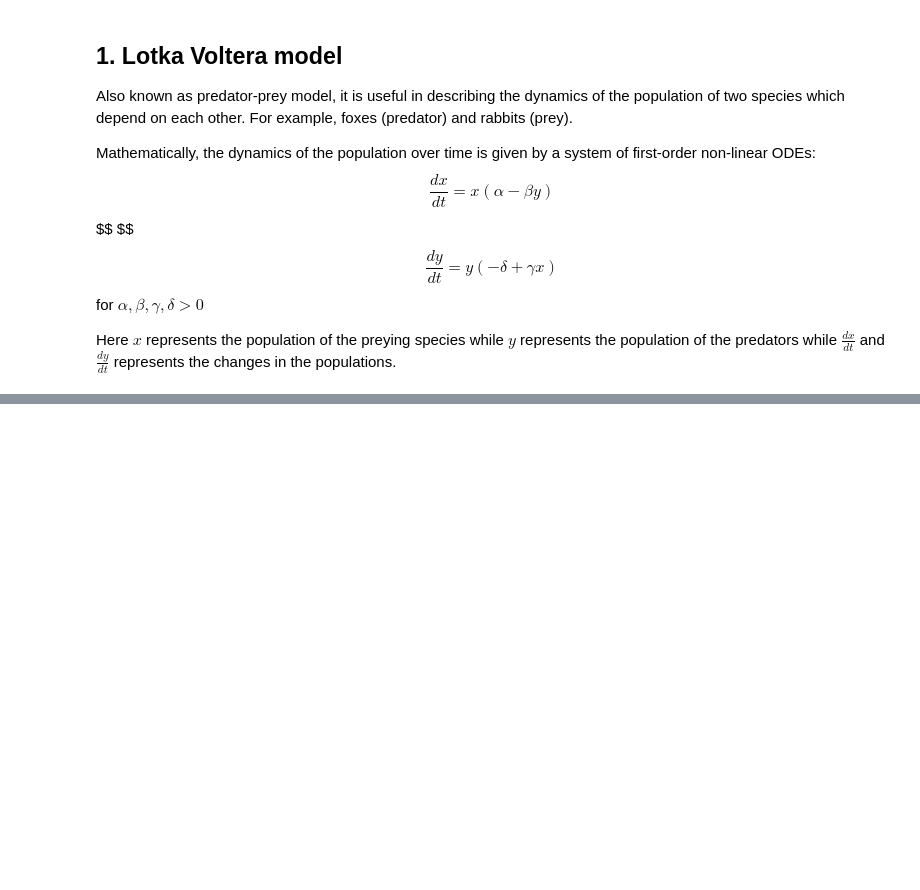
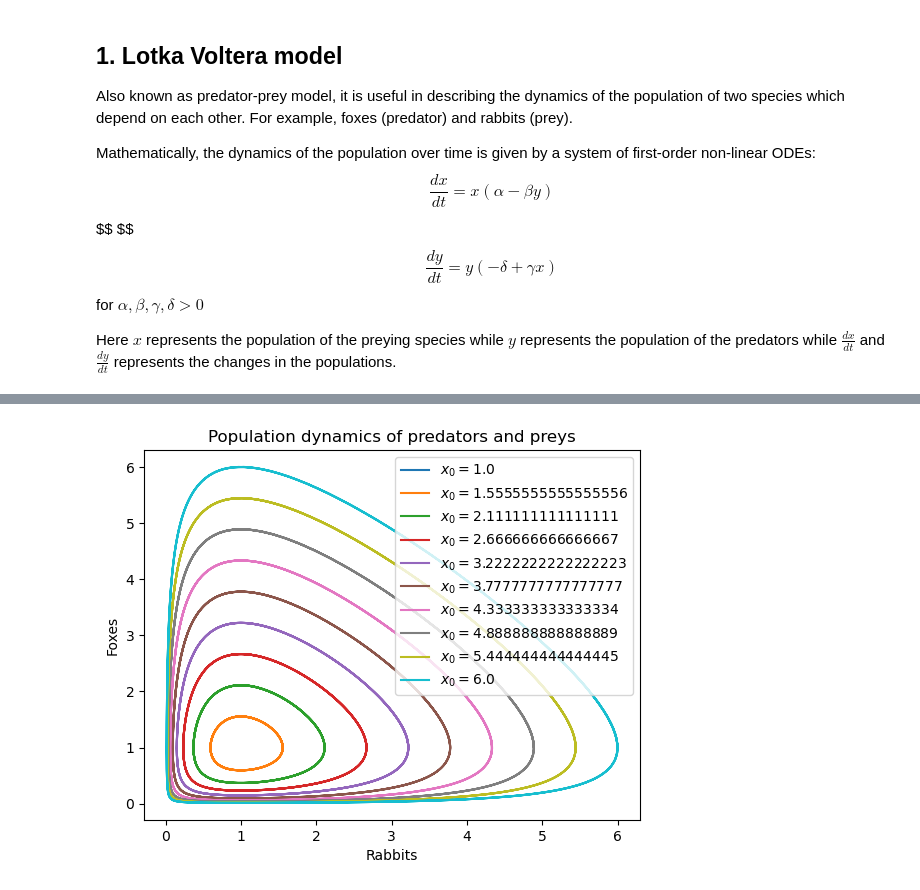
Before and after one commit to ThomasGregory/pycon-maths_in_motion, a Jupyter notebook: mathematical_biology.ipynb, the cells around one changed output, grey strips where cells are left out. Saved outputs shown, nothing was run; the diff lists cells and outputs as text; code cells hidden in the pictures; blank space fills up the shorter version.

```diff
--- a/mathematical_biology.ipynb
+++ b/mathematical_biology.ipynb
@@ -22,5 +112,17 @@ import numpy as np
 # %%
 ## phase plots
+plt.figure()
+initial_cond = np.linspace( 1.0, 6.0, 10 ) # initial conditions for prey population
+for rabbit_pop in initial_cond:
+    initial_state = [ rabbit_pop, 1.0 ]
+    pop_dynamics  = integrate.odeint( compute_derivative, initial_state, t, args=( alpha, beta, delta, gamma ) )
+    plt.plot(pop_dynamics[:,0], pop_dynamics[:,1], "-", label = "$x_0 =$"+str( initial_state[ 0 ] ) )
+plt.xlabel( "Rabbits" )
+plt.ylabel( "Foxes" )
+plt.legend()
+plt.title("Population dynamics of predators and preys");
+# %% [output]
+[figure, added]
 # %% [markdown]
 ## 2. Epidemics predictions
 
```
Also changed, not shown: parts of 8 cells of this notebook.
